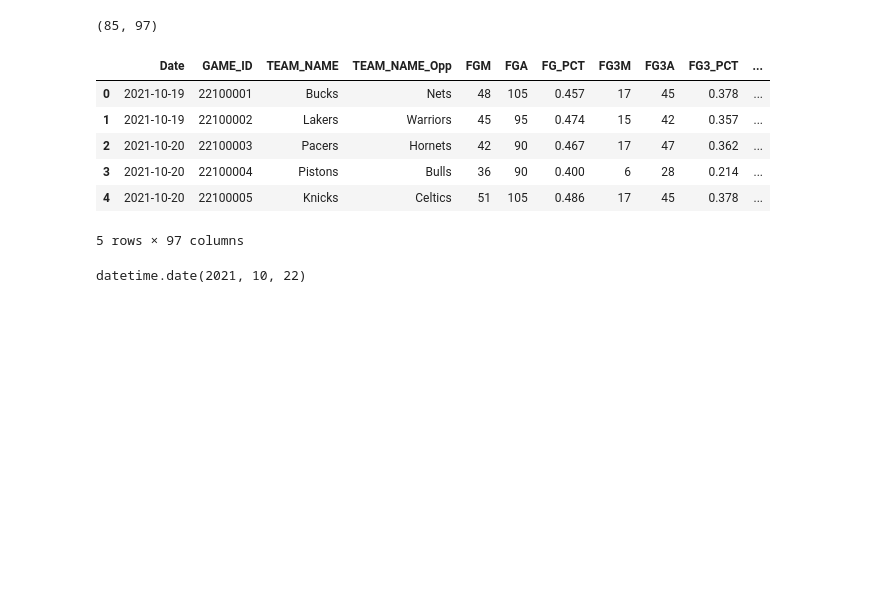
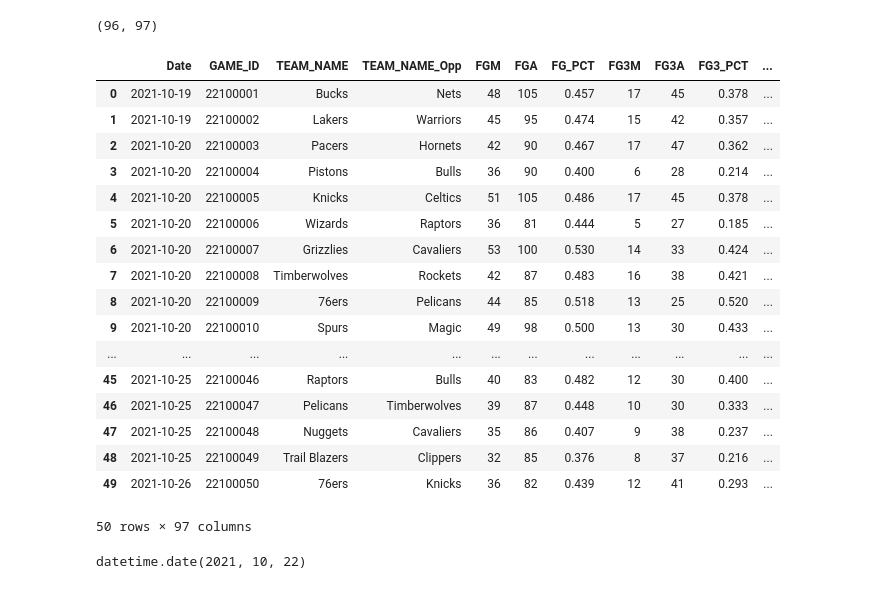
Before and after one commit to hsinger24/NBA-betting, a Jupyter notebook: Sandbox.ipynb, the cells around one changed output. Cells and saved outputs as stored; diff of their text form; code cells hidden in the pictures; blank space fills up the shorter version.

```diff
--- a/Sandbox.ipynb
+++ b/Sandbox.ipynb
@@ -5,36 +5,47 @@ import datetime as dt
 formatted_data = format_api_data(2021)
 columns = list(formatted_data.columns)
 data = formatted_data[['Date_y']+columns[:-7]+columns[-6:]]
 columns = ['Date', 'GAME_ID', 'TEAM_NAME', 'TEAM_NAME_Opp', 'FGM', 'FGA',
        'FG_PCT', 'FG3M', 'FG3A', 'FG3_PCT', 'FTM', 'FTA',
        'FT_PCT', 'OREB', 'DREB', 'REB', 'AST', 'STL', 'BLK',
        'TO', 'PF', 'PTS', 'PLUS_MINUS', 'E_OFF_RATING',
        'OFF_RATING', 'E_DEF_RATING', 'DEF_RATING', 'E_NET_RATING',
        'NET_RATING', 'AST_PCT', 'AST_TOV', 'AST_RATIO', 'OREB_PCT',
        'DREB_PCT', 'REB_PCT', 'E_TM_TOV_PCT', 'TM_TOV_PCT',
        'EFG_PCT', 'TS_PCT', 'USG_PCT', 'E_USG_PCT', 'E_PACE',
        'PACE', 'PACE_PER40', 'POSS', 'PIE', 'drop_1', 'drop_2',
        'drop_3', 'FGM_Opp', 'FGA_Opp', 'FG_PCT_Opp', 'FG3M_Opp', 'FG3A_Opp',
        'FG3_PCT_Opp', 'FTM_Opp', 'FTA_Opp', 'FT_PCT_Opp', 'OREB_Opp', 'DREB_Opp', 'REB_Opp',
        'AST_Opp', 'STL_Opp', 'BLK_Opp', 'TO_Opp', 'PF_Opp', 'PTS_Opp', 'PLUS_MINUS_Opp',
        'E_OFF_RATING_Opp', 'OFF_RATING_Opp', 'E_DEF_RATING_Opp', 'DEF_RATING_Opp',
        'E_NET_RATING_Opp', 'NET_RATING_Opp', 'AST_PCT_Opp', 'AST_TOV_Opp',
        'AST_RATIO_Opp', 'OREB_PCT_Opp', 'DREB_PCT_Opp', 'REB_PCT_Opp',
        'E_TM_TOV_PCT_Opp', 'TM_TOV_PCT_Opp', 'EFG_PCT_Opp', 'TS_PCT_Opp', 'USG_PCT_Opp',
        'E_USG_PCT_Opp', 'E_PACE_Opp', 'PACE_Opp', 'PACE_PER40_Opp', 'POSS_Opp', 'PIE_Opp',
        'Wins', 'Losses', 'Wins_Opp', 'Losses_Opp',
        'Win_Pct', 'Win_Pct_Opp']
 data.columns = columns
-data.head()
+data[:50]
 # %% [output]
-(85, 97)
+(96, 97)
 |  | Date | GAME_ID | TEAM_NAME | TEAM_NAME_Opp | FGM | FGA | FG_PCT | FG3M | FG3A | FG3_PCT | ... |
 | 0 | 2021-10-19 | 22100001 | Bucks | Nets | 48 | 105 | 0.457 | 17 | 45 | 0.378 | ... |
 | 1 | 2021-10-19 | 22100002 | Lakers | Warriors | 45 | 95 | 0.474 | 15 | 42 | 0.357 | ... |
 | 2 | 2021-10-20 | 22100003 | Pacers | Hornets | 42 | 90 | 0.467 | 17 | 47 | 0.362 | ... |
 | 3 | 2021-10-20 | 22100004 | Pistons | Bulls | 36 | 90 | 0.400 | 6 | 28 | 0.214 | ... |
 | 4 | 2021-10-20 | 22100005 | Knicks | Celtics | 51 | 105 | 0.486 | 17 | 45 | 0.378 | ... |
+| 5 | 2021-10-20 | 22100006 | Wizards | Raptors | 36 | 81 | 0.444 | 5 | 27 | 0.185 | ... |
+| 6 | 2021-10-20 | 22100007 | Grizzlies | Cavaliers | 53 | 100 | 0.530 | 14 | 33 | 0.424 | ... |
+| 7 | 2021-10-20 | 22100008 | Timberwolves | Rockets | 42 | 87 | 0.483 | 16 | 38 | 0.421 | ... |
+| 8 | 2021-10-20 | 22100009 | 76ers | Pelicans | 44 | 85 | 0.518 | 13 | 25 | 0.520 | ... |
+| 9 | 2021-10-20 | 22100010 | Spurs | Magic | 49 | 98 | 0.500 | 13 | 30 | 0.433 | ... |
+| ... | ... | ... | ... | ... | ... | ... | ... | ... | ... | ... | ... |
+| 45 | 2021-10-25 | 22100046 | Raptors | Bulls | 40 | 83 | 0.482 | 12 | 30 | 0.400 | ... |
+| 46 | 2021-10-25 | 22100047 | Pelicans | Timberwolves | 39 | 87 | 0.448 | 10 | 30 | 0.333 | ... |
+| 47 | 2021-10-25 | 22100048 | Nuggets | Cavaliers | 35 | 86 | 0.407 | 9 | 38 | 0.237 | ... |
+| 48 | 2021-10-25 | 22100049 | Trail Blazers | Clippers | 32 | 85 | 0.376 | 8 | 37 | 0.216 | ... |
+| 49 | 2021-10-26 | 22100050 | 76ers | Knicks | 36 | 82 | 0.439 | 12 | 41 | 0.293 | ... |
-5 rows × 97 columns
+50 rows × 97 columns
 # %%
 formatted_data['is_B2B'] = 0
 formatted_data['is_B2B_Opp'] = 0
```
Also changed, not shown: parts of 3 cells of this notebook, 5 other files.
